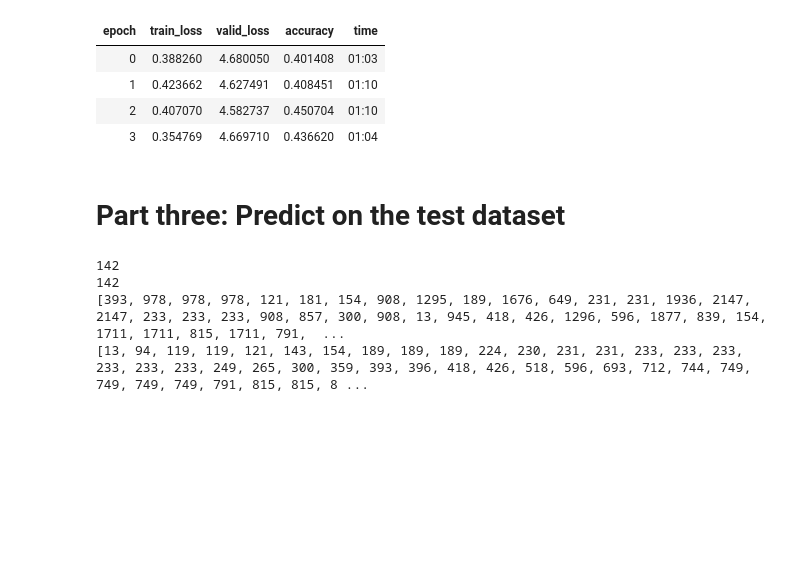
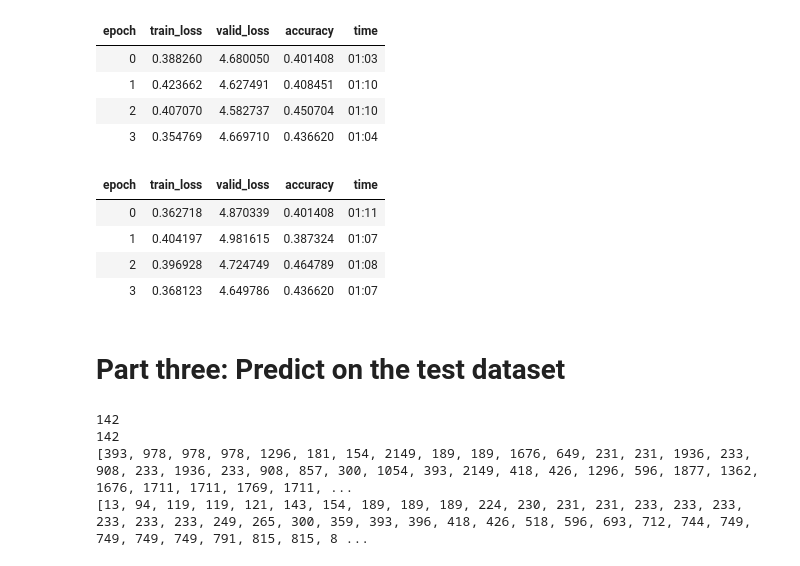
Before and after one commit to unt-iialab/medical-concept-normalization, a Jupyter notebook: without-finetuning/twadr_7_pretraining.ipynb, the cells around one changed output. Drawn from its saved outputs; the diff is of its cells as text; code cells hidden in the pictures; blank space fills up the shorter version.

```diff
--- a/without-finetuning/twadr_7_pretraining.ipynb
+++ b/without-finetuning/twadr_7_pretraining.ipynb
@@ -311,6 +311,14 @@ learn.fit_one_cycle(4, slice(2e-3/100, 2e-3))
 | 1 | 0.423662 | 4.627491 | 0.408451 | 01:10 |
 | 2 | 0.407070 | 4.582737 | 0.450704 | 01:10 |
 | 3 | 0.354769 | 4.669710 | 0.436620 | 01:04 |
+# %%
+learn.fit_one_cycle(4, slice(2e-3/100, 2e-3))
+# %% [output]
+| epoch | train_loss | valid_loss | accuracy | time |
+| 0 | 0.362718 | 4.870339 | 0.401408 | 01:11 |
+| 1 | 0.404197 | 4.981615 | 0.387324 | 01:07 |
+| 2 | 0.396928 | 4.724749 | 0.464789 | 01:08 |
+| 3 | 0.368123 | 4.649786 | 0.436620 | 01:07 |
 # %%
 # save the best model
 
@@ -335,7 +343,7 @@ print(standard_list)
 # %% [output]
 142
 142
-[393, 978, 978, 978, 121, 181, 154, 908, 1295, 189, 1676, 649, 231, 231, 1936, 2147, 2147, 233, 233, 233, 908, 857, 300, 908, 13, 945, 418, 426, 1296, 596, 1877, 839, 154, 1711, 1711, 815, 1711, 791,  ...
+[393, 978, 978, 978, 1296, 181, 154, 2149, 189, 189, 1676, 649, 231, 231, 1936, 233, 908, 233, 1936, 233, 908, 857, 300, 1054, 393, 2149, 418, 426, 1296, 596, 1877, 1362, 1676, 1711, 1711, 1769, 1711, ...
 [13, 94, 119, 119, 121, 143, 154, 189, 189, 189, 224, 230, 231, 231, 233, 233, 233, 233, 233, 233, 249, 265, 300, 359, 393, 396, 418, 426, 518, 596, 693, 712, 744, 749, 749, 749, 749, 791, 815, 815, 8 ...
 # %%
 correct_num = 0
```
Also changed, not shown: parts of 1 cell of this notebook.
